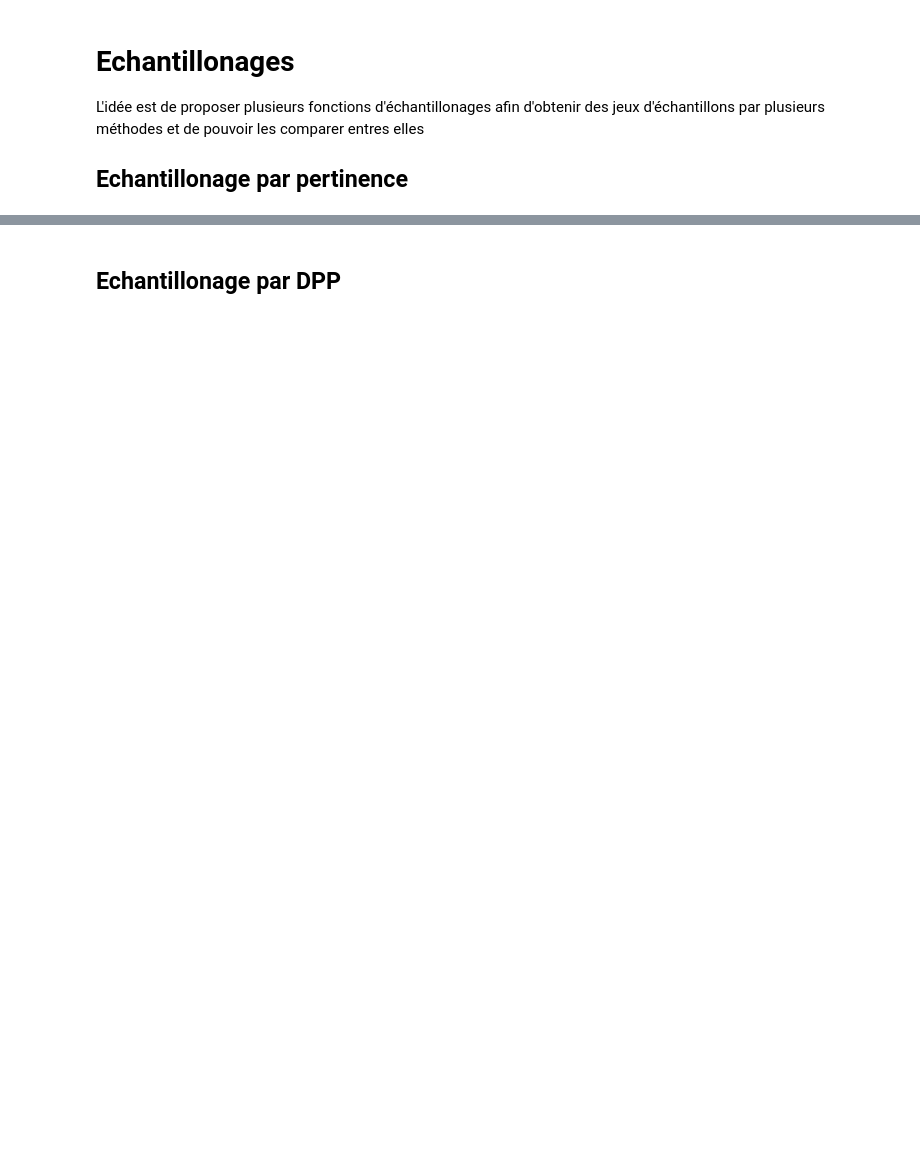
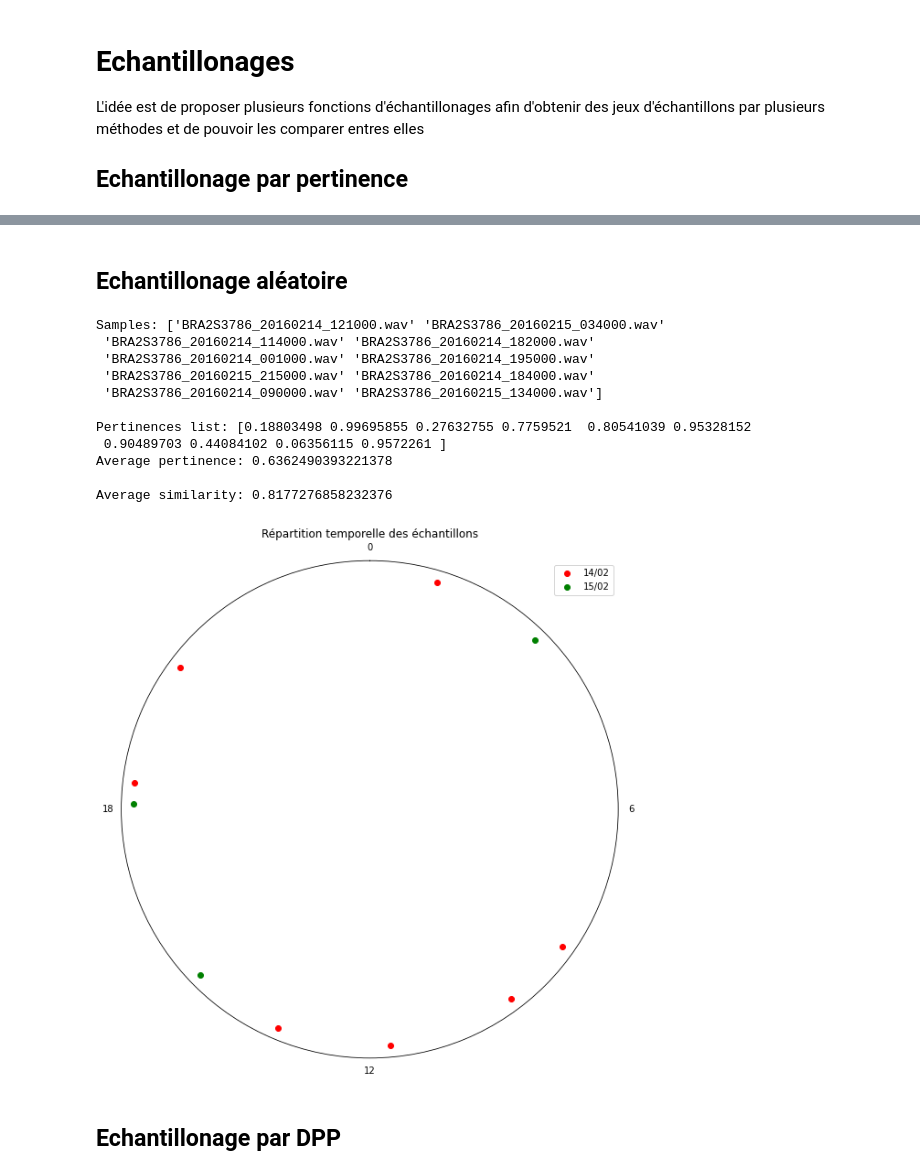
Before and after one commit to outidrarine/Detpop, a Jupyter notebook: TestEchantillonages.ipynb, the cells around one changed output, grey strips where cells are left out. Saved outputs shown, nothing was run; the diff lists cells and outputs as text; code cells hidden in the pictures; blank space fills up the shorter version.

Commit message:
Echantillonnage aléatoire

```diff
--- a/TestEchantillonages.ipynb
+++ b/TestEchantillonages.ipynb
@@ -17,3 +45,44 @@ print(sampling_pertinence(10))
+# %% [markdown]
+## Echantillonage aléatoire
+# %%
+import numpy as np
+from echantillonages import sampling_random
+from constructionPsi import compute_sample_pertinence, compute_average_similaritiy
+from affichageDonnees import displayPolarSamples
+
+
+root = './SoundDatabase'
+nbSamples = 10
+samples = sampling_random(nbSamples)
+
+pertinences = compute_sample_pertinence(samples, root)
+
+
+print()
+print("Samples:", samples)
+print()
+
+print("Pertinences list:", pertinences['pertinence'])
+print("Average pertinence:", np.mean(pertinences['pertinence']))
+print()
+
+print("Average similarity:", compute_average_similaritiy(samples, root))
+print()
+
+displayPolarSamples(samples)
+# %% [output]
+Samples: ['BRA2S3786_20160214_121000.wav' 'BRA2S3786_20160215_034000.wav'
+ 'BRA2S3786_20160214_114000.wav' 'BRA2S3786_20160214_182000.wav'
+ 'BRA2S3786_20160214_001000.wav' 'BRA2S3786_20160214_195000.wav'
+ 'BRA2S3786_20160215_215000.wav' 'BRA2S3786_20160214_184000.wav'
+ 'BRA2S3786_20160214_090000.wav' 'BRA2S3786_20160215_134000.wav']
+
+Pertinences list: [0.18803498 0.99695855 0.27632755 0.7759521  0.80541039 0.95328152
+ 0.90489703 0.44084102 0.06356115 0.9572261 ]
+Average pertinence: 0.6362490393221378
+
+Average similarity: 0.8177276858232376
+[figure, added]
 # %% [markdown]
 ## Echantillonage par DPP
 # %%
```
Also changed, not shown: parts of 3 cells of this notebook, 5 other files.
